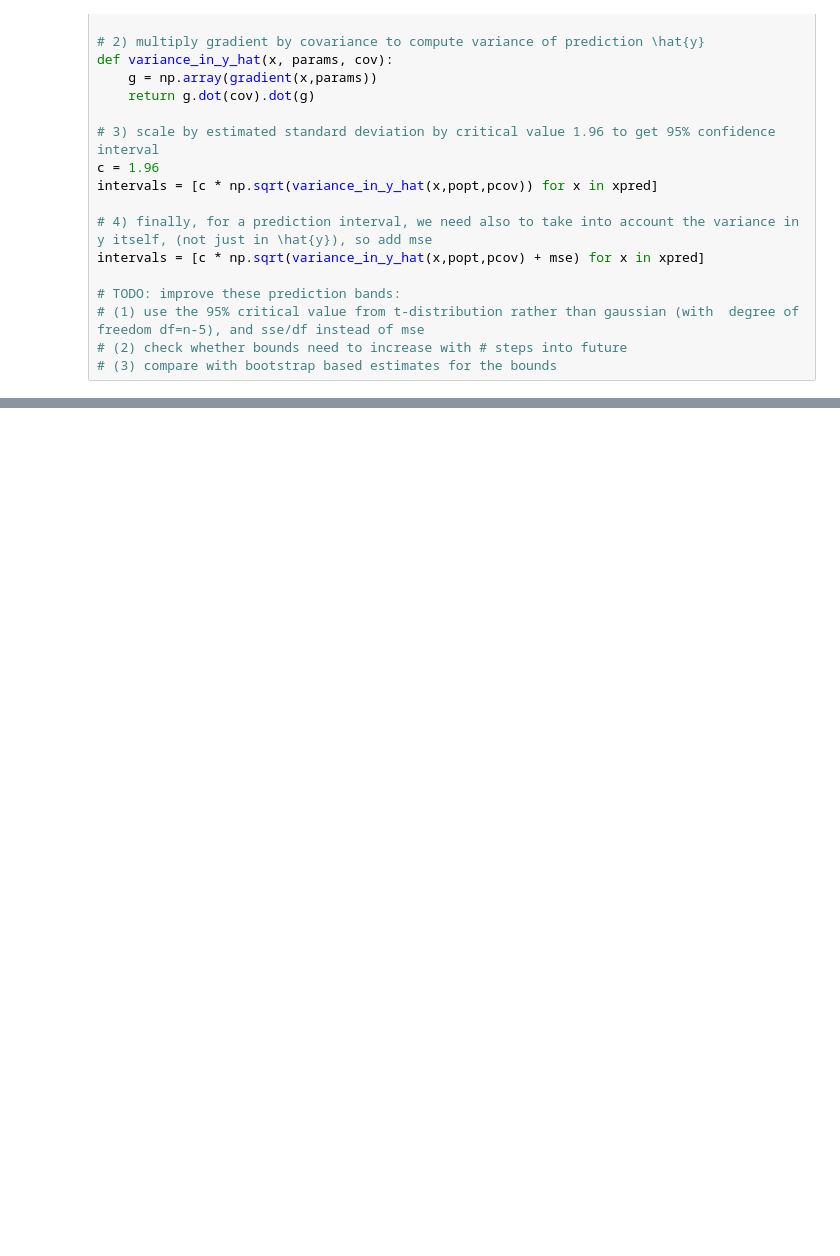
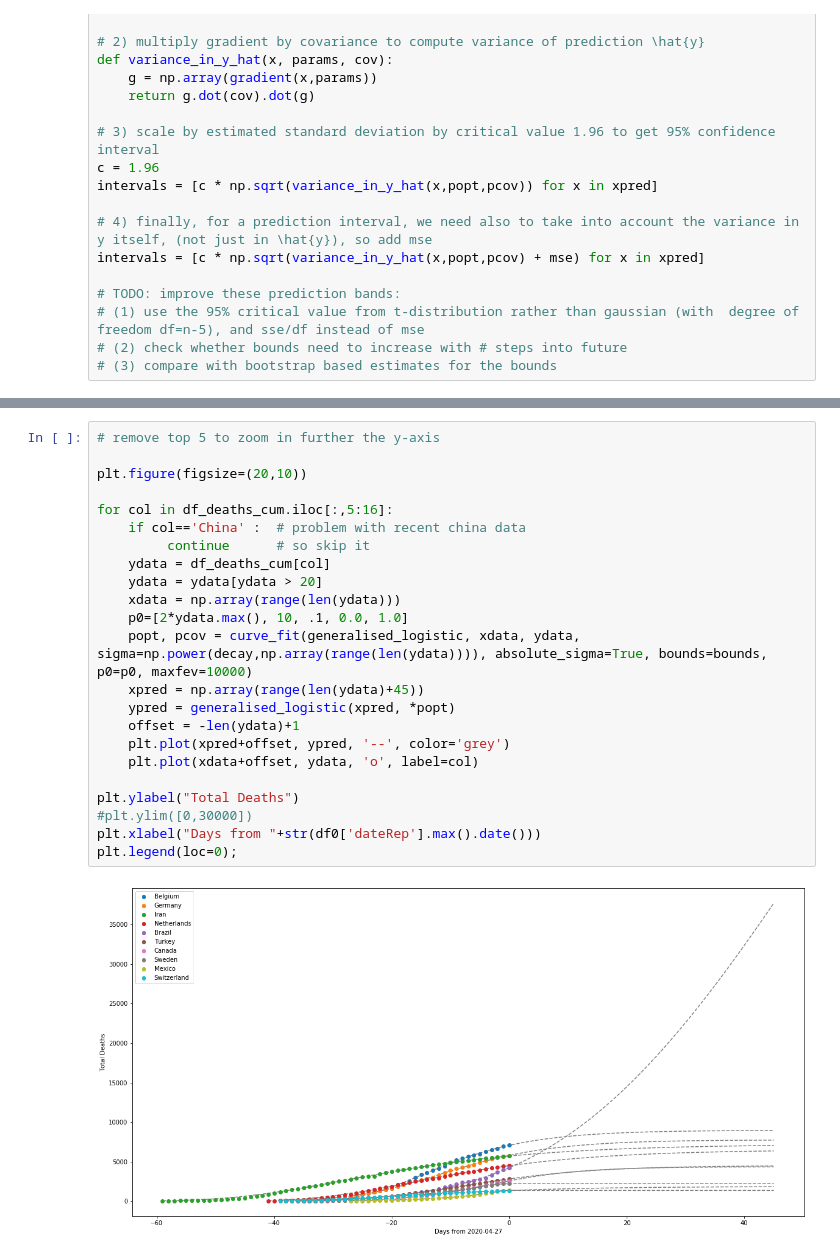
Before and after one commit to markjcarman/covid-19, a Jupyter notebook: covid.ipynb, the cells around one changed output, grey strips where cells are left out. Cells and saved outputs as stored; diff of their text form; blank space fills up the shorter version.

```diff
--- a/covid.ipynb
+++ b/covid.ipynb
@@ -386,3 +383,28 @@ plt.legend(loc=0);
+# %%
+# remove top 5 to zoom in further the y-axis
+
+plt.figure(figsize=(20,10))
+
+for col in df_deaths_cum.iloc[:,5:16]:
+    if col=='China' :  # problem with recent china data
+         continue      # so skip it
+    ydata = df_deaths_cum[col]
+    ydata = ydata[ydata > 20]
+    xdata = np.array(range(len(ydata)))
+    p0=[2*ydata.max(), 10, .1, 0.0, 1.0]
+    popt, pcov = curve_fit(generalised_logistic, xdata, ydata, sigma=np.power(decay,np.array(range(len(ydata)))), absolute_sigma=True, bounds=bounds, p0=p0, maxfev=10000)
+    xpred = np.array(range(len(ydata)+45))
+    ypred = generalised_logistic(xpred, *popt)
+    offset = -len(ydata)+1
+    plt.plot(xpred+offset, ypred, '--', color='grey')
+    plt.plot(xdata+offset, ydata, 'o', label=col)
+
+plt.ylabel("Total Deaths")
+#plt.ylim([0,30000])
+plt.xlabel("Days from "+str(df0['dateRep'].max().date()))
+plt.legend(loc=0);
+# %% [output]
+[figure, added]
 # %%
 # log scale on the y-axis
 
```
Also changed, not shown: parts of 23 cells of this notebook.
